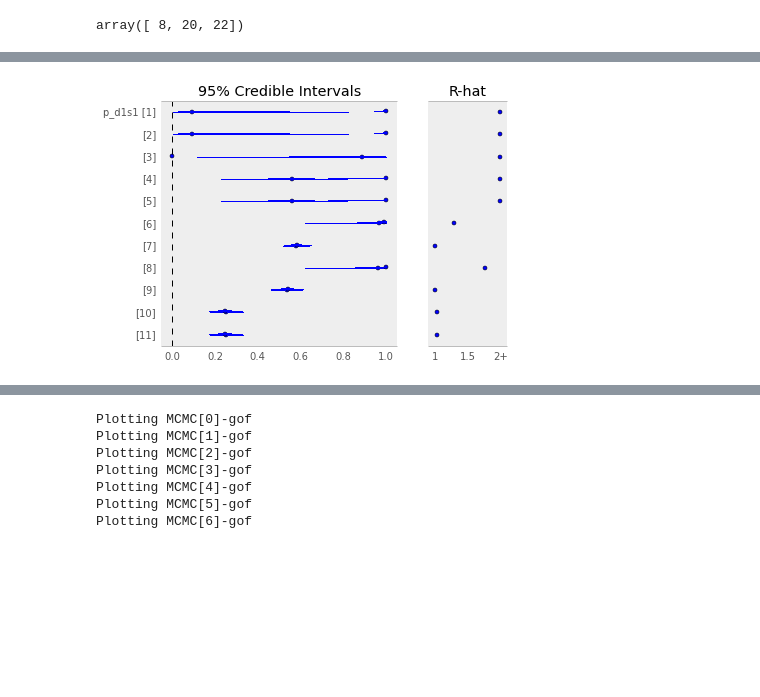
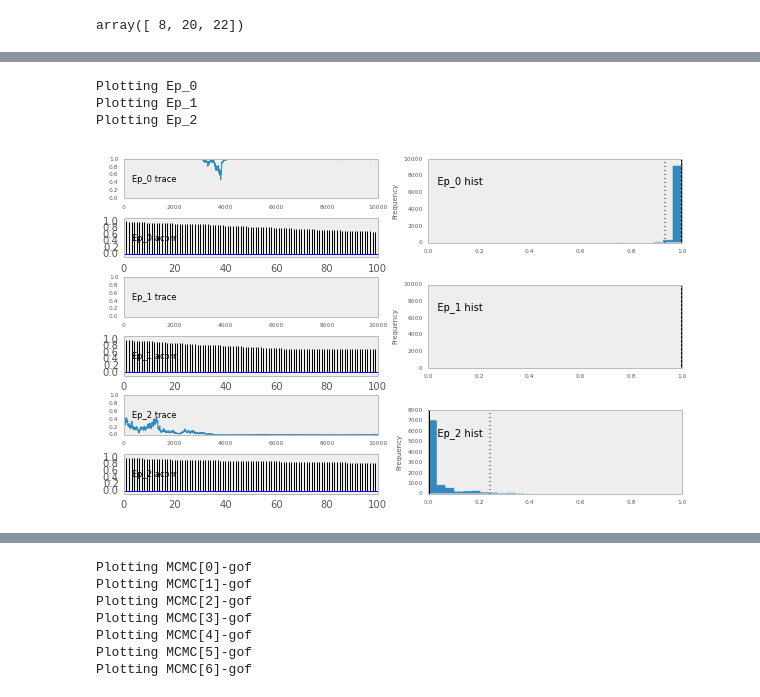
Before and after one commit to fonnesbeck/autism_screening, a Jupyter notebook: Autism Screening Meta-analysis (PyMC 2).ipynb, the cells around one changed output, grey strips where cells are left out. Drawn from its saved outputs; the diff is of its cells as text; code cells hidden in the pictures; blank space fills up the shorter version.

Commit message:
Early december model state

```diff
--- a/Autism Screening Meta-analysis (PyMC 2).ipynb
+++ b/Autism Screening Meta-analysis (PyMC 2).ipynb
@@ -28,3 +43,5 @@ mchat_data = raw_data[raw_data.screener.apply(lambda x: (x.find('M-CHAT') > -1)
+# %%
+mchat_data = raw_data[(raw_data.screener=='M-CHAT + interview') | (raw_data.screener=='M-CHAT')]
 # %%
 mchat_data
 # %% [output]
@@ -194,5 +205,4 @@ array([ 1,  3,  9, 15, 19])
 # %%
-all_data = mchat_data.fn.notnull().values
-ppv_only = all_data - True
-ppv_only
+all_data = where(mchat_data.fn.notnull().values)[0]
+all_data
 # %% [output]
@@ -200,0 +210,3 @@ array([False, False, False, False, False, False,  True, False,  True,
+# %%
+ppv_only = where(mchat_data.fn.isnull().values)[0]
+ppv_only
@@ -256,8 +322,13 @@ def mchat_model():
 
     return locals()
 # %%
-from pymc import MCMC, AdaptiveMetropolis
+from pymc import MCMC, AdaptiveMetropolis, MAP
 
-M = MCMC(mchat_model())
-M.use_step_method(AdaptiveMetropolis, [M.epsilon_d1s1, M.epsilon_d1s0, M.epsilon_s1])
-M.sample(100000, 90000)
+M = MAP(mchat_model2())
+M.fit()
+# M.use_step_method(AdaptiveMetropolis, M.epsilon_d1s1)
+# M.use_step_method(AdaptiveMetropolis, M.epsilon_d1s0)
+# M.use_step_method(AdaptiveMetropolis, M.epsilon_s1)
+# M.use_step_method(AdaptiveMetropolis, M.mu)
+# M.use_step_method(AdaptiveMetropolis, M.sigma)
+#M.sample(50000, 40000)
@@ -273,8 +364,11 @@ Matplot.summary_plot([M.p_d1s1])
 # %%
 from pymc import Matplot
-Matplot.summary_plot([M.p_d1s1])
+Matplot.plot(M.Ep)
 # %% [output]
+Plotting Ep_0
+Plotting Ep_1
+Plotting Ep_2
-[figure, old version]
+[figure, new version]
 # %%
 Matplot.gof_plot(M.spec_pred.trace(), mchat_data.tn.values.astype(int)[all_data], bins=12)
 # %% [output]
```
Also changed, not shown: parts of 25 cells of this notebook, 1 other file.
